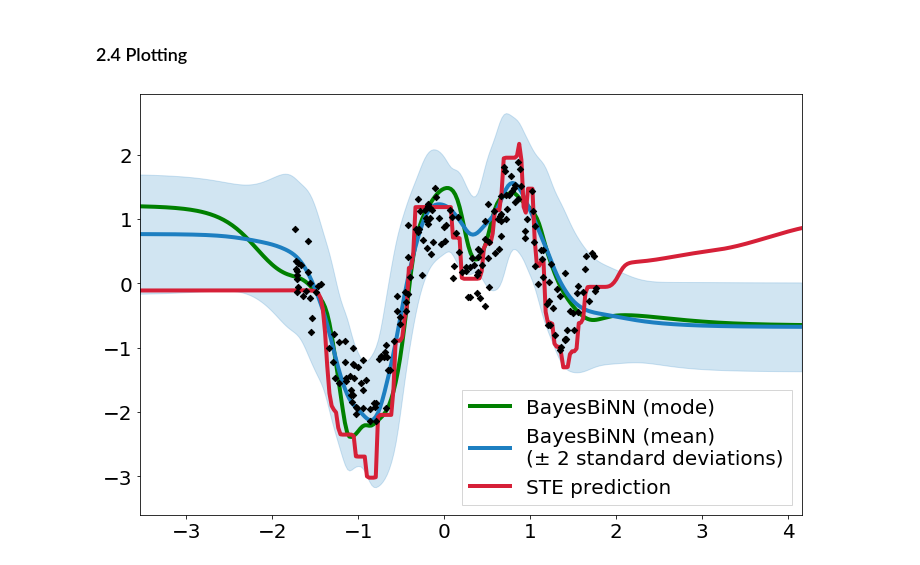
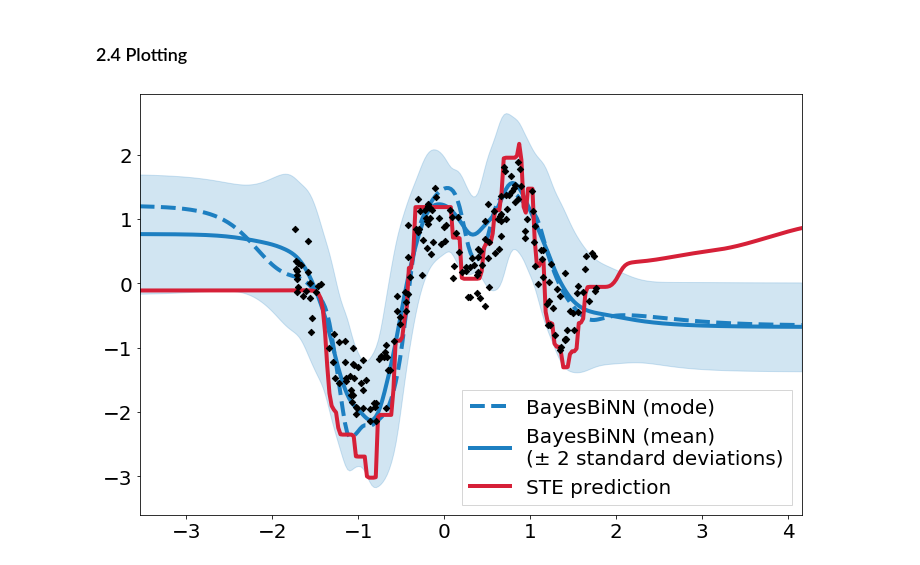
Before and after one commit to team-approx-bayes/BayesBiNN, a Jupyter notebook: synthetic_data.ipynb, the cells around one changed output. Drawn from its saved outputs; the diff is of its cells as text; code cells hidden in the pictures.

Commit message:
Improved accessibility of Figure 2

```diff
--- a/synthetic_data.ipynb
+++ b/synthetic_data.ipynb
@@ -323,27 +320,27 @@ y_pred = model_ste.forward(X_test).detach()
 # %%
 color1 = '#D62038'
 color2 = '#1D7FC1'
 
 plt.figure(figsize=(10,6.5))
 
 plt.scatter(X_train, y_train, s=20, c='black', marker='D', zorder=100)
 plt.fill_between(X_test.flatten(),
                  (y_preds_mean-2*y_preds_std).flatten(),
                  (y_preds_mean+2*y_preds_std).flatten(),
                  alpha=0.2, color=color2)
-plt.plot(X_test, y_pred_mean, c='green', lw=4, label='BayesBiNN (mode)')
+plt.plot(X_test, y_pred_mean, c=color2, ls='--', lw=4, label='BayesBiNN (mode)')
 plt.plot(X_test, y_preds_mean, c=color2, lw=4, label='BayesBiNN (mean)\n(± 2 standard deviations)'.format(n_samples))
 plt.plot(X_test, y_pred, c=color1, lw=4, label='STE prediction')
 
 plt.yticks(fontsize=20, rotation=0)
 plt.xticks(fontsize=20, rotation=0)
 plt.xlim(X_test.min(), X_test.max())
 plt.ylim(-3.6, None)
 plt.legend(fontsize=20, fancybox=False, loc='lower right')
 
 plt.tight_layout()
 os.makedirs('./figs', exist_ok=True)
 plt.savefig('./figs/bb_regression_snelson.pdf', dpi=300)
 plt.show()
 # %% [output]
-[figure, old version]
+[figure, new version]
```
Also changed, not shown: parts of 1 cell of this notebook, 2 other files.
